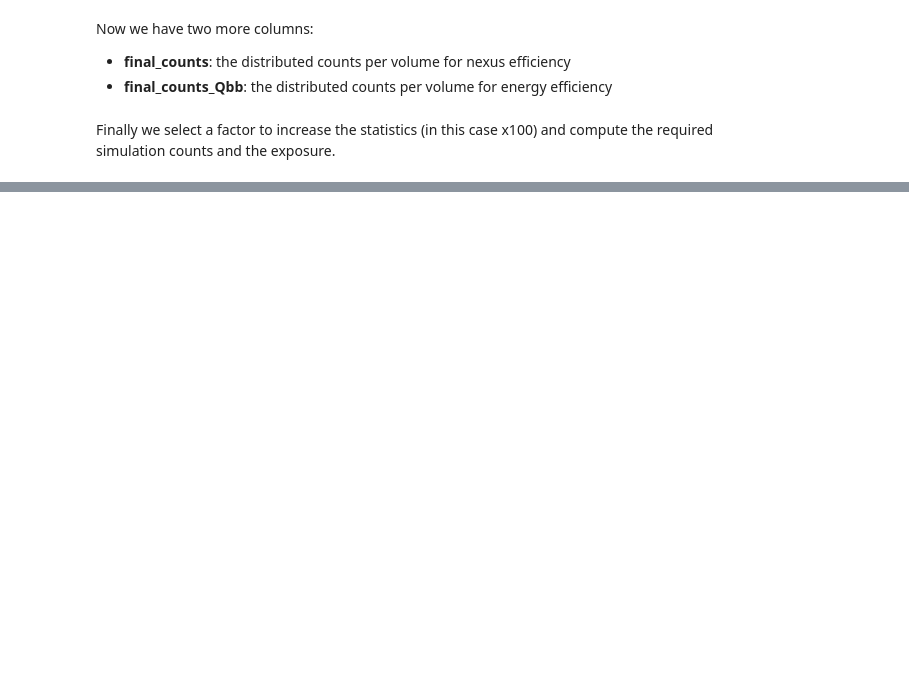
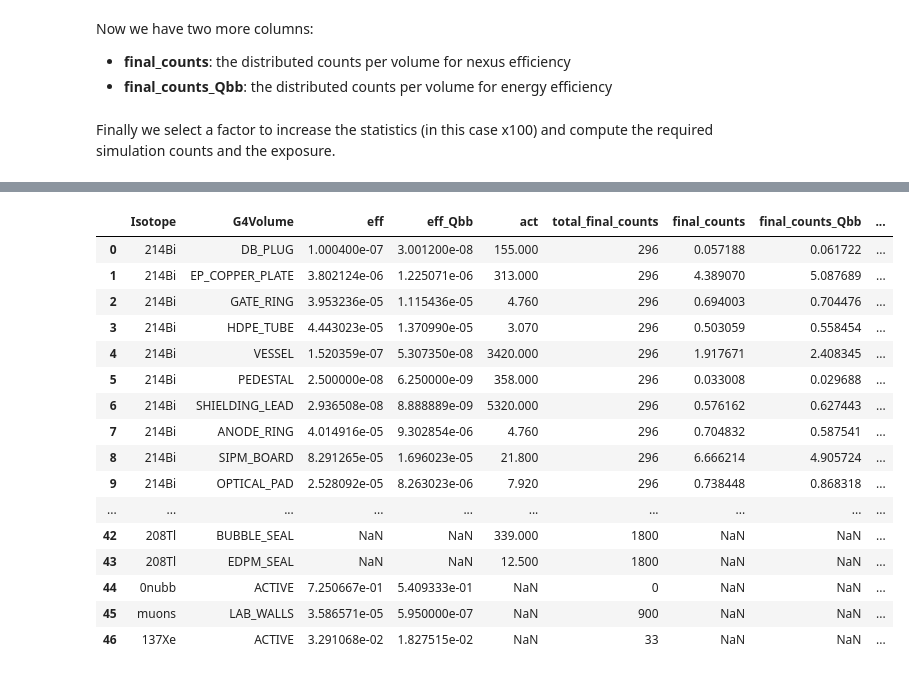
Before and after one commit to martinperezmaneiro/NEXT100_prod, a Jupyter notebook: bkg_exposure/bkg_exposure.ipynb, the cells around one changed output, grey strips where cells are left out. Cells and saved outputs as stored; diff of their text form; code cells hidden in the pictures; blank space fills up the shorter version.

```diff
--- a/bkg_exposure/bkg_exposure.ipynb
+++ b/bkg_exposure/bkg_exposure.ipynb
@@ -153,0 +178,8 @@ eff_and_act
+# %%
+eff_and_act['exposure_factor_round'] = eff_and_act.final_counts_factor.apply(lambda x: int(12) if x < 12 else np.ceil(x))/ (eff_and_act.act * year * eff_and_act.eff)
+eff_and_act['exposure_Qbb_factor_round'] = eff_and_act.final_counts_Qbb_factor.apply(lambda x: int(12) if x < 12 else np.ceil(x)) / (eff_and_act.act * year * eff_and_act.eff_Qbb)
+
+#la needed exposure es la maxima de todas las exposures de un isotope pq es la necesaria para que el volumen q menos cuentas tiene
+#llegue a 12
+eff_and_act = eff_and_act.merge(eff_and_act.groupby('Isotope').exposure_factor_round.max().rename('required_exposure'), on = 'Isotope')
+eff_and_act = eff_and_act.merge(eff_and_act.groupby('Isotope').exposure_Qbb_factor_round.max().rename('required_exposure_Qbb'), on = 'Isotope')
@@ -153,0 +206,20 @@ eff_and_act
+# %%
+eff_and_act
+# %% [output]
+|  | Isotope | G4Volume | eff | eff_Qbb | act | total_final_counts | final_counts | final_counts_Qbb | ... |
+| 0 | 214Bi | DB_PLUG | 1.000400e-07 | 3.001200e-08 | 155.000 | 296 | 0.057188 | 0.061722 | ... |
+| 1 | 214Bi | EP_COPPER_PLATE | 3.802124e-06 | 1.225071e-06 | 313.000 | 296 | 4.389070 | 5.087689 | ... |
+| 2 | 214Bi | GATE_RING | 3.953236e-05 | 1.115436e-05 | 4.760 | 296 | 0.694003 | 0.704476 | ... |
+| 3 | 214Bi | HDPE_TUBE | 4.443023e-05 | 1.370990e-05 | 3.070 | 296 | 0.503059 | 0.558454 | ... |
+| 4 | 214Bi | VESSEL | 1.520359e-07 | 5.307350e-08 | 3420.000 | 296 | 1.917671 | 2.408345 | ... |
+| 5 | 214Bi | PEDESTAL | 2.500000e-08 | 6.250000e-09 | 358.000 | 296 | 0.033008 | 0.029688 | ... |
+| 6 | 214Bi | SHIELDING_LEAD | 2.936508e-08 | 8.888889e-09 | 5320.000 | 296 | 0.576162 | 0.627443 | ... |
+| 7 | 214Bi | ANODE_RING | 4.014916e-05 | 9.302854e-06 | 4.760 | 296 | 0.704832 | 0.587541 | ... |
+| 8 | 214Bi | SIPM_BOARD | 8.291265e-05 | 1.696023e-05 | 21.800 | 296 | 6.666214 | 4.905724 | ... |
+| 9 | 214Bi | OPTICAL_PAD | 2.528092e-05 | 8.263023e-06 | 7.920 | 296 | 0.738448 | 0.868318 | ... |
+| ... | ... | ... | ... | ... | ... | ... | ... | ... | ... |
+| 42 | 208Tl | BUBBLE_SEAL | NaN | NaN | 339.000 | 1800 | NaN | NaN | ... |
+| 43 | 208Tl | EDPM_SEAL | NaN | NaN | 12.500 | 1800 | NaN | NaN | ... |
+| 44 | 0nubb | ACTIVE | 7.250667e-01 | 5.409333e-01 | NaN | 0 | NaN | NaN | ... |
+| 45 | muons | LAB_WALLS | 3.586571e-05 | 5.950000e-07 | NaN | 900 | NaN | NaN | ... |
+| 46 | 137Xe | ACTIVE | 3.291068e-02 | 1.827515e-02 | NaN | 33 | NaN | NaN | ... |
```
Also changed, not shown: parts of 17 cells of this notebook.
